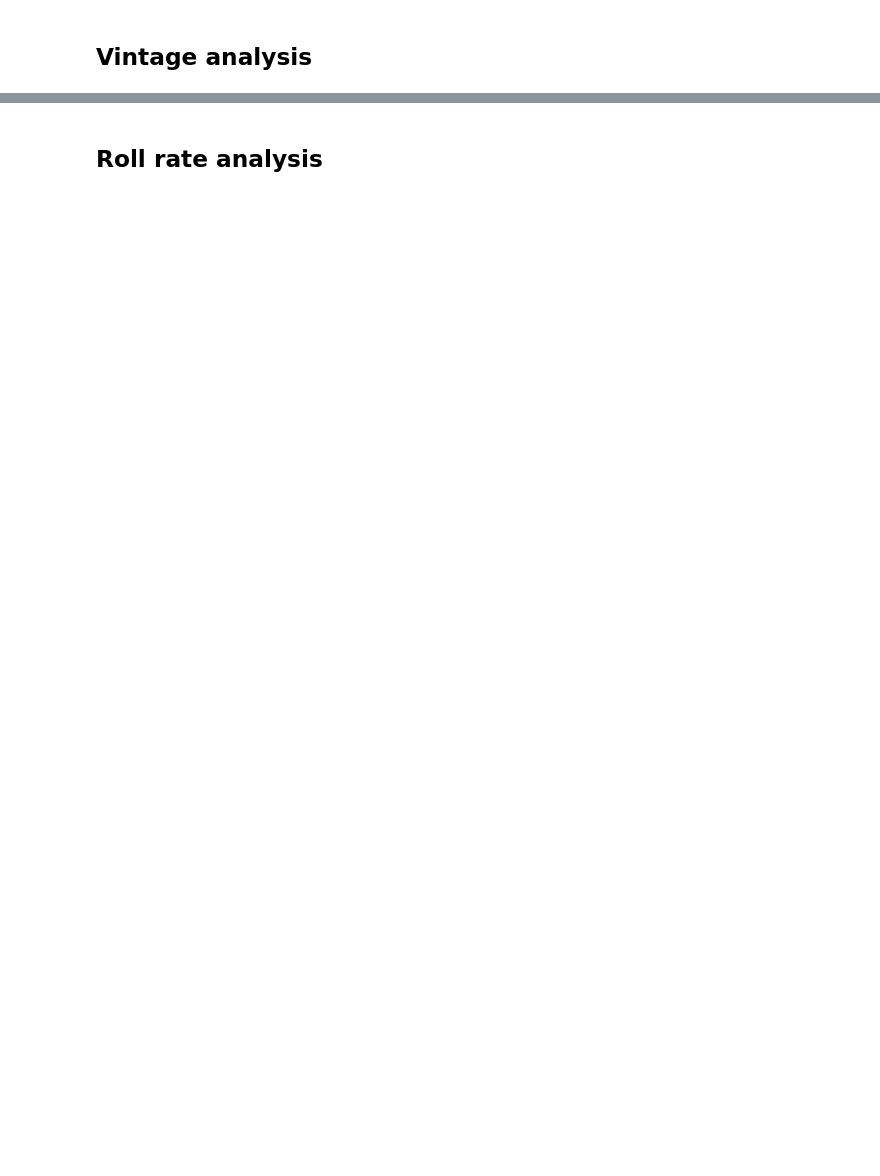
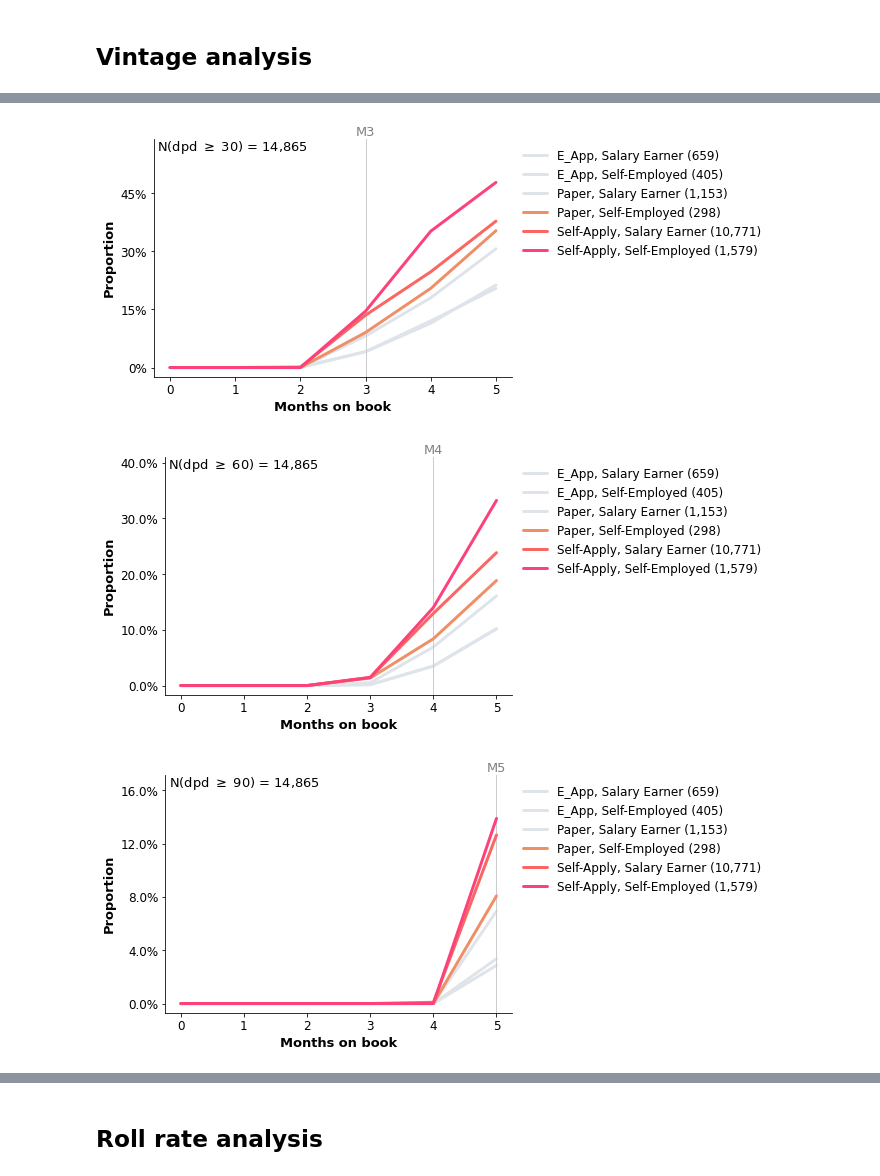
Before and after one commit to Nak007/DPDAnalysis, a Jupyter notebook: DPDAnalysis_colab.ipynb, the cells around one changed output, grey strips where cells are left out. Cells and saved outputs as stored; diff of their text form; code cells hidden in the pictures; blank space fills up the shorter version.

```diff
--- a/DPDAnalysis_colab.ipynb
+++ b/DPDAnalysis_colab.ipynb
@@ -6,16 +14,18 @@ X = create_mob(pd.read_csv('input_delinquent_application_202111.csv'))
 Fraud = pd.read_csv('delinquent_application_flag.csv')[["apl_no","flag_fraud"]]\
 .rename(columns={"apl_no":"apl_grp_no","flag_fraud":"flag"})
 # %%
-X = X.merge(Fraud, how='left', on="apl_grp_no").fillna(0)
+X = X.merge(Fraud, how='left', on="apl_grp_no")
 del Fraud
 # %%
 dpd_cols = ["M0","M1","M2","M3","M4","M5"]
 osb_cols = ["M0_OS","M1_OS","M2_OS","M3_OS","M4_OS","M5_OS"]
 colors   = ["#1B9CFC","#CAD3C8","#F97F51","#FC427B"]
 # %%
+X["M0"] = X["M0"].fillna(0)
 X["clean"] = X[dpd_cols].sum(1)==0
-X["flag"]  = np.where(X["flag"]==1,"Fraud", "Normal")
+X["flag"]  = np.where(X["flag"]==1, "Fraud", "Normal")
 cat = {"DS":"Self-Apply", "EA":"E_App", "QR":"Paper"}
 X["apl_grp_type"] = X["apl_grp_type"].apply(lambda x:cat[x[:2]])
 X["M0_pWDL"] = X["M0_PNP"] / X["fnl_cr_lmt"]
 X["M1_pWDL"] = X["M1_PNP"] / X["fnl_cr_lmt"]
+X["util90"]  = np.fmax(X["M0_pWDL"], X["M1_pWDL"])>=90
@@ -39,8 +87,13 @@ groupby_table(X.loc[X["clean"]==False], groupby, osb_cols,
 # %%
 # "flag" "cust_type","apl_grp_type", "pd_lvl2"
 groupby = ["apl_grp_type", "cust_type"]
-for dpd_geq,focus in zip([30, 60, 90],["M2","M3","M4"]):
+for dpd_geq,focus in zip([30, 60, 90],["M3","M4","M5"]):
     ax = plt.subplots(figsize=(9.5,4.3))[1]
-    ax = plot_vintage(X.loc[(X["clean"]==False)], groupby, dpd_cols,
-                      dpd_geq, ax=ax, colors=colors, focus=focus, n_tops=3)
+    ax = plot_vintage(X.loc[(X["clean"]==False)], groupby,
+                      dpd_cols, dpd_geq, ax=ax, colors=colors,
+                      focus=focus, n_tops=3)
+# %% [output]
+[figure, added]
+[figure, added]
+[figure, added]
 # %%
```
Also changed, not shown: parts of 22 cells of this notebook, 1 other file.
